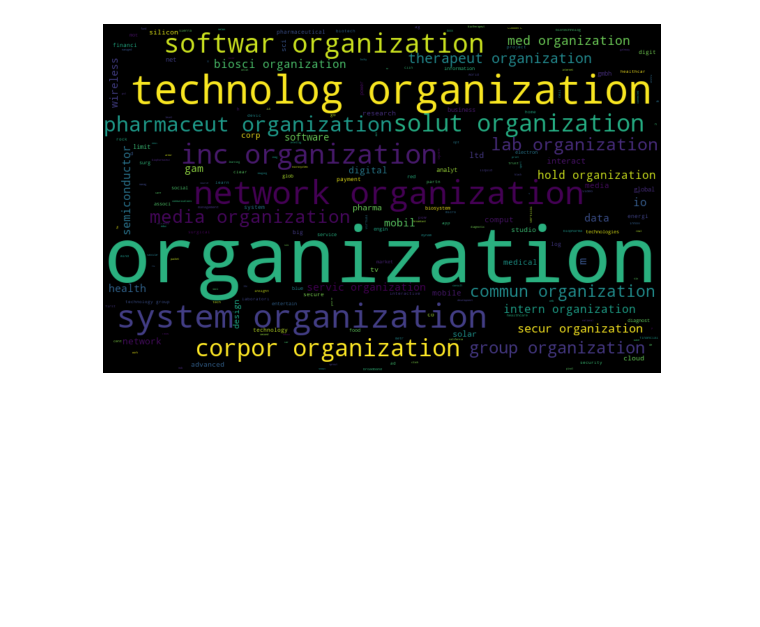
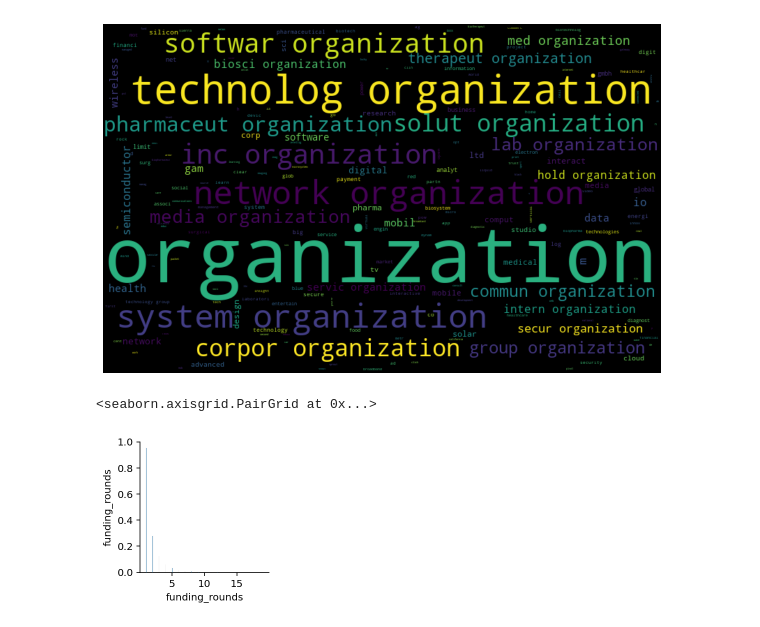
Before and after one commit to NileshCT/EDA_PROJECT, a Jupyter notebook: EDA_Project.ipynb, the cells around one changed output. Saved outputs shown, nothing was run; the diff lists cells and outputs as text; code cells hidden in the pictures; blank space fills up the shorter version.

```diff
--- a/EDA_Project.ipynb
+++ b/EDA_Project.ipynb
@@ -520,3 +520,10 @@ words =" ".join(text)
 create_wordcloud(words)
 # %% [output]
 [figure]
+# %%
+
+#plot pairplot
+sns.pairplot(data2)
+# %% [output]
+<seaborn.axisgrid.PairGrid at 0x...>
+[figure, added]
```
Also changed, not shown: parts of 7 cells of this notebook.
